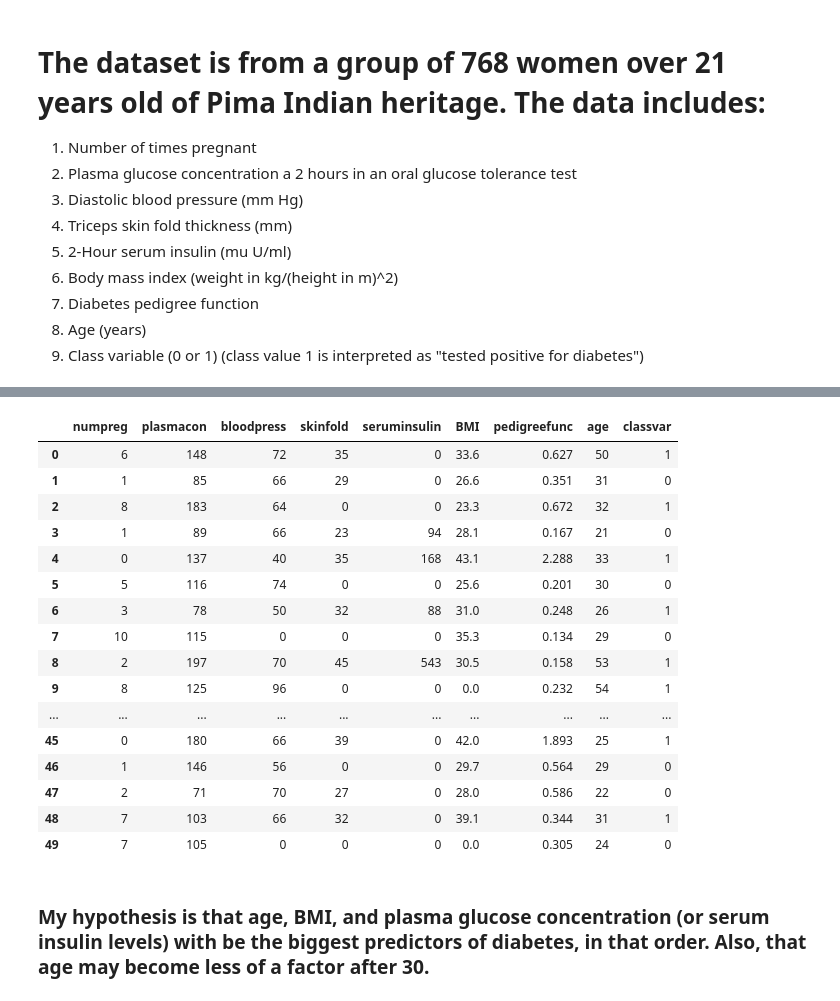
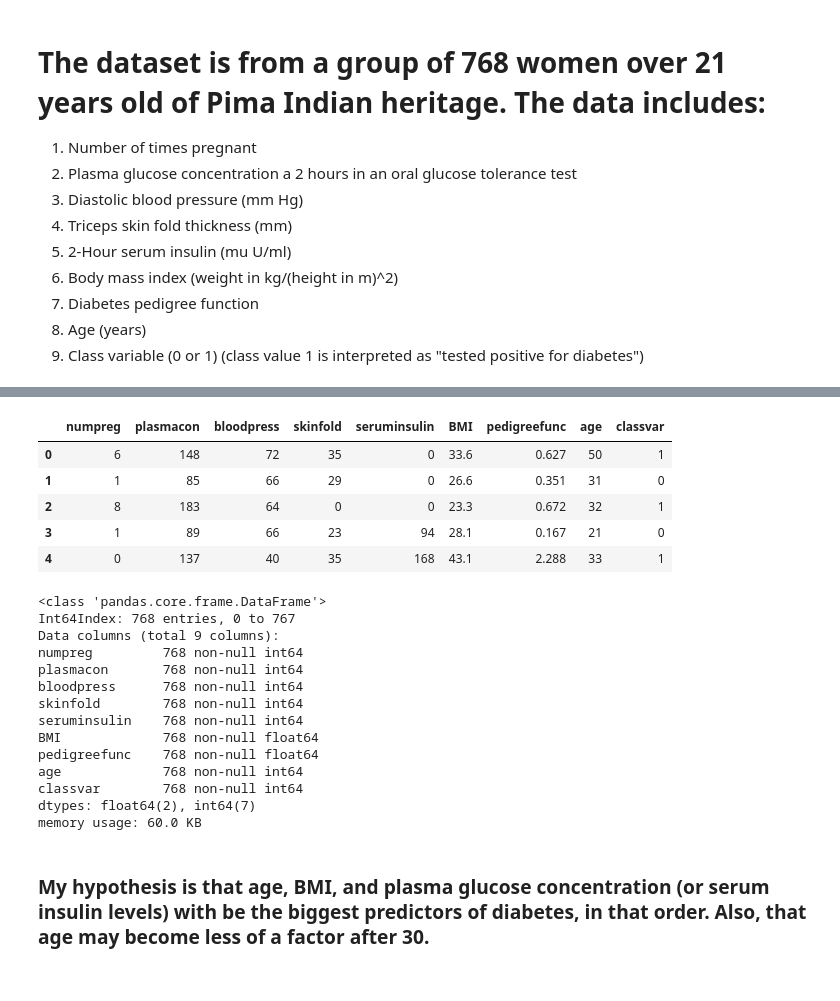
Before and after one commit to mwnachman/DAT_SF_18, a Jupyter notebook: homework/Homework 3/Homework 3.ipynb, the cells around one changed output, grey strips where cells are left out. Saved outputs shown, nothing was run; the diff lists cells and outputs as text; code cells hidden in the pictures.

```diff
--- a/homework/Homework 3/Homework 3.ipynb
+++ b/homework/Homework 3/Homework 3.ipynb
@@ -68,20 +26,26 @@ df = pd.read_csv('mycsv.csv')
-# %%
-df.head(50)
-# %% [output]
-|  | numpreg | plasmacon | bloodpress | skinfold | seruminsulin | BMI | pedigreefunc | age | classvar |
-| 0 | 6 | 148 | 72 | 35 | 0 | 33.6 | 0.627 | 50 | 1 |
-| 1 | 1 | 85 | 66 | 29 | 0 | 26.6 | 0.351 | 31 | 0 |
-| 2 | 8 | 183 | 64 | 0 | 0 | 23.3 | 0.672 | 32 | 1 |
-| 3 | 1 | 89 | 66 | 23 | 94 | 28.1 | 0.167 | 21 | 0 |
-| 4 | 0 | 137 | 40 | 35 | 168 | 43.1 | 2.288 | 33 | 1 |
-| 5 | 5 | 116 | 74 | 0 | 0 | 25.6 | 0.201 | 30 | 0 |
-| 6 | 3 | 78 | 50 | 32 | 88 | 31.0 | 0.248 | 26 | 1 |
-| 7 | 10 | 115 | 0 | 0 | 0 | 35.3 | 0.134 | 29 | 0 |
-| 8 | 2 | 197 | 70 | 45 | 543 | 30.5 | 0.158 | 53 | 1 |
-| 9 | 8 | 125 | 96 | 0 | 0 | 0.0 | 0.232 | 54 | 1 |
-| ... | ... | ... | ... | ... | ... | ... | ... | ... | ... |
-| 45 | 0 | 180 | 66 | 39 | 0 | 42.0 | 1.893 | 25 | 1 |
-| 46 | 1 | 146 | 56 | 0 | 0 | 29.7 | 0.564 | 29 | 0 |
-| 47 | 2 | 71 | 70 | 27 | 0 | 28.0 | 0.586 | 22 | 0 |
-| 48 | 7 | 103 | 66 | 32 | 0 | 39.1 | 0.344 | 31 | 1 |
-| 49 | 7 | 105 | 0 | 0 | 0 | 0.0 | 0.305 | 24 | 0 |
+# %%
+data.head()
+# %% [output]
+|  | numpreg | plasmacon | bloodpress | skinfold | seruminsulin | BMI | pedigreefunc | age | classvar |
+| 0 | 6 | 148 | 72 | 35 | 0 | 33.6 | 0.627 | 50 | 1 |
+| 1 | 1 | 85 | 66 | 29 | 0 | 26.6 | 0.351 | 31 | 0 |
+| 2 | 8 | 183 | 64 | 0 | 0 | 23.3 | 0.672 | 32 | 1 |
+| 3 | 1 | 89 | 66 | 23 | 94 | 28.1 | 0.167 | 21 | 0 |
+| 4 | 0 | 137 | 40 | 35 | 168 | 43.1 | 2.288 | 33 | 1 |
+# %%
+data.info()
+# %% [output]
+<class 'pandas.core.frame.DataFrame'>
+Int64Index: 768 entries, 0 to 767
+Data columns (total 9 columns):
+numpreg         768 non-null int64
+plasmacon       768 non-null int64
+bloodpress      768 non-null int64
+skinfold        768 non-null int64
+seruminsulin    768 non-null int64
+BMI             768 non-null float64
+pedigreefunc    768 non-null float64
+age             768 non-null int64
+classvar        768 non-null int64
+dtypes: float64(2), int64(7)
+memory usage: 60.0 KB
```
Also changed, not shown: parts of 25 cells of this notebook, 8 other files.
